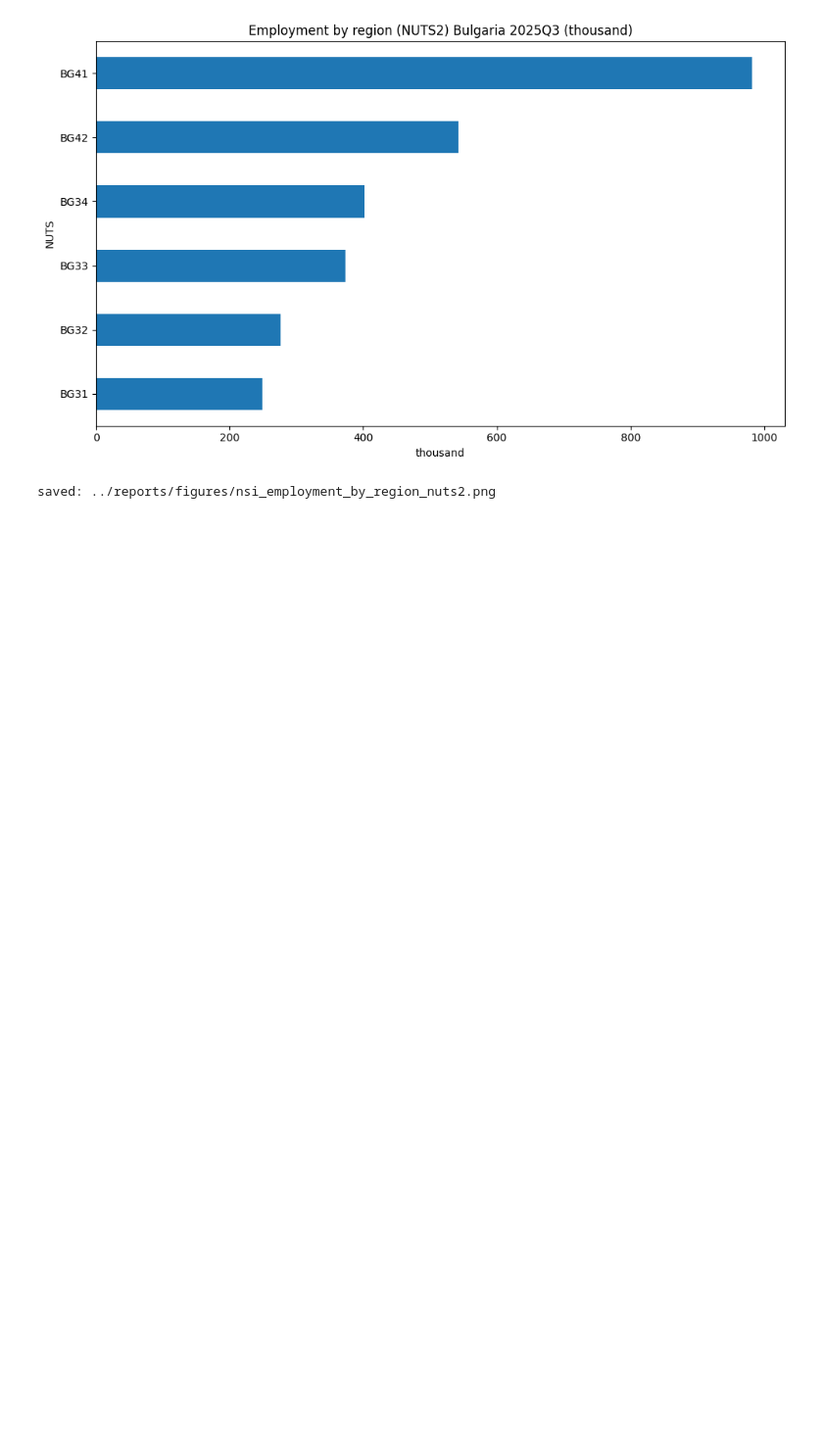
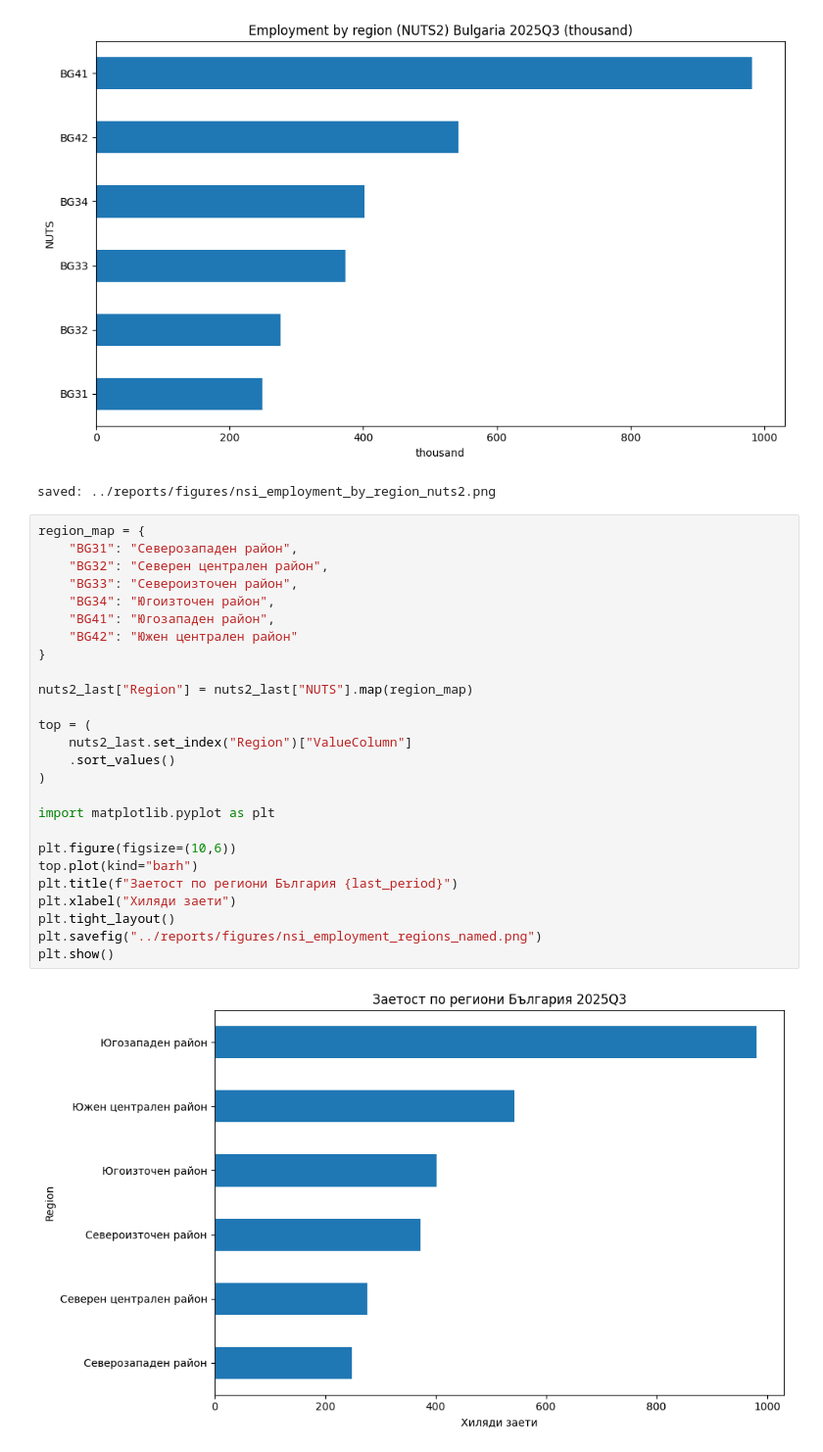
Before and after one commit to vegaFlex/bg-job-market-bulgaria, a Jupyter notebook: notebooks/analysis_nsi.ipynb, the cells around one changed output. Shown at 98% size. Saved outputs shown, nothing was run; the diff lists cells and outputs as text; blank space fills up the shorter version.

Commit message:
update all NSI employment charts sectors education regions improved labels and numeric fixes

```diff
--- a/notebooks/analysis_nsi.ipynb
+++ b/notebooks/analysis_nsi.ipynb
@@ -368,3 +368,31 @@ rows nuts2_last: 6
 9453  BG31        248.6
 [figure]
 saved: ../reports/figures/nsi_employment_by_region_nuts2.png
+# %%
+region_map = {
+    "BG31": "Северозападен район",
+    "BG32": "Северен централен район",
+    "BG33": "Североизточен район",
+    "BG34": "Югоизточен район",
+    "BG41": "Югозападен район",
+    "BG42": "Южен централен район"
+}
+
+nuts2_last["Region"] = nuts2_last["NUTS"].map(region_map)
+
+top = (
+    nuts2_last.set_index("Region")["ValueColumn"]
+    .sort_values()
+)
+
+import matplotlib.pyplot as plt
+
+plt.figure(figsize=(10,6))
+top.plot(kind="barh")
+plt.title(f"Заетост по региони България {last_period}")
+plt.xlabel("Хиляди заети")
+plt.tight_layout()
+plt.savefig("../reports/figures/nsi_employment_regions_named.png")
+plt.show()
+# %% [output]
+[figure, added]
```
Also changed, not shown: parts of 14 cells of this notebook, 4 other files.
